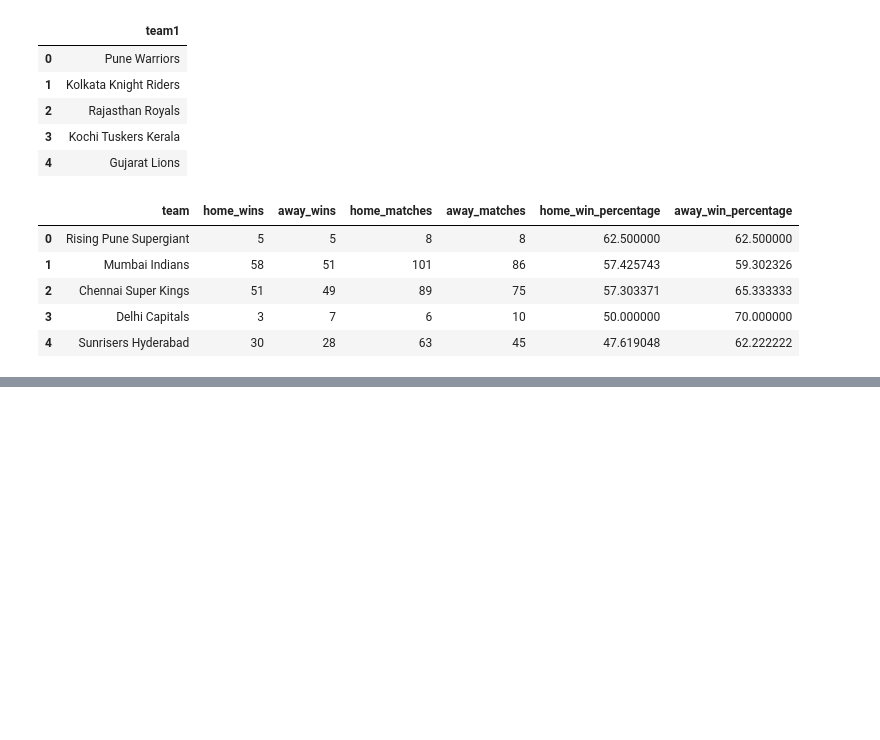
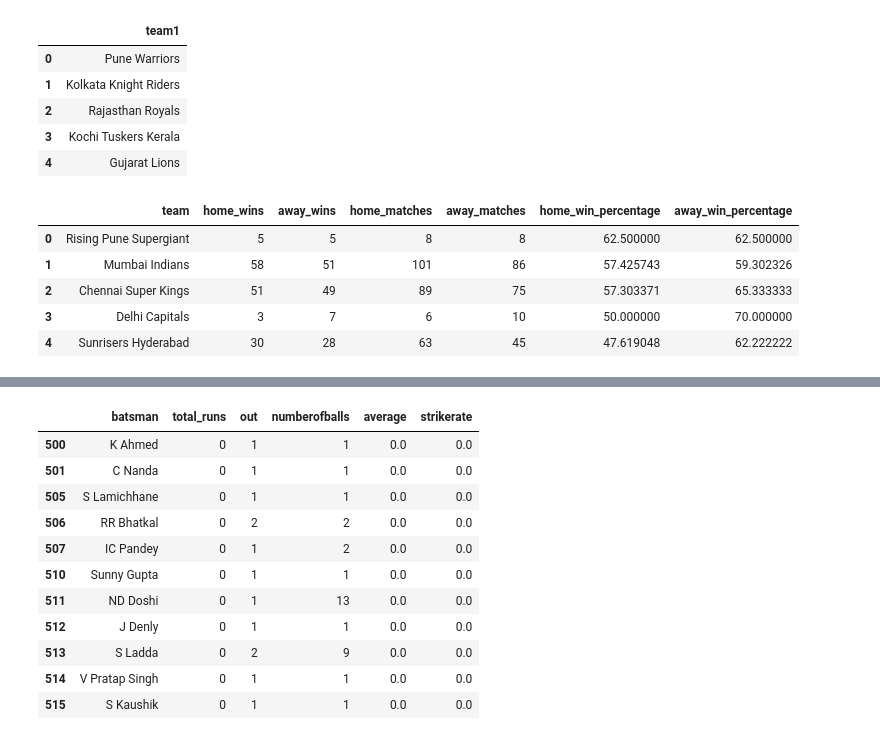
Before and after one commit to shivakumar17/IPL-anlysis, a Jupyter notebook: IPL_T20_Cricket_Analysis_Capstone_Project.ipynb, the cells around one changed output, grey strips where cells are left out. Saved outputs shown, nothing was run; the diff lists cells and outputs as text; code cells hidden in the pictures; blank space fills up the shorter version.

```diff
--- a/IPL_T20_Cricket_Analysis_Capstone_Project.ipynb
+++ b/IPL_T20_Cricket_Analysis_Capstone_Project.ipynb
@@ -86,0 +144,16 @@ df_home_away.head()
+# %%
+df_r_avg_0=df_runs_avg_str[df_runs_avg_str['average']==0]
+df_r_avg_0
+# %% [output]
+|  | batsman | total_runs | out | numberofballs | average | strikerate |
+| 500 | K Ahmed | 0 | 1 | 1 | 0.0 | 0.0 |
+| 501 | C Nanda | 0 | 1 | 1 | 0.0 | 0.0 |
+| 505 | S Lamichhane | 0 | 1 | 1 | 0.0 | 0.0 |
+| 506 | RR Bhatkal | 0 | 2 | 2 | 0.0 | 0.0 |
+| 507 | IC Pandey | 0 | 1 | 2 | 0.0 | 0.0 |
+| 510 | Sunny Gupta | 0 | 1 | 1 | 0.0 | 0.0 |
+| 511 | ND Doshi | 0 | 1 | 13 | 0.0 | 0.0 |
+| 512 | J Denly | 0 | 1 | 1 | 0.0 | 0.0 |
+| 513 | S Ladda | 0 | 2 | 9 | 0.0 | 0.0 |
+| 514 | V Pratap Singh | 0 | 1 | 1 | 0.0 | 0.0 |
+| 515 | S Kaushik | 0 | 1 | 1 | 0.0 | 0.0 |
```
Also changed, not shown: parts of 15 cells of this notebook.
